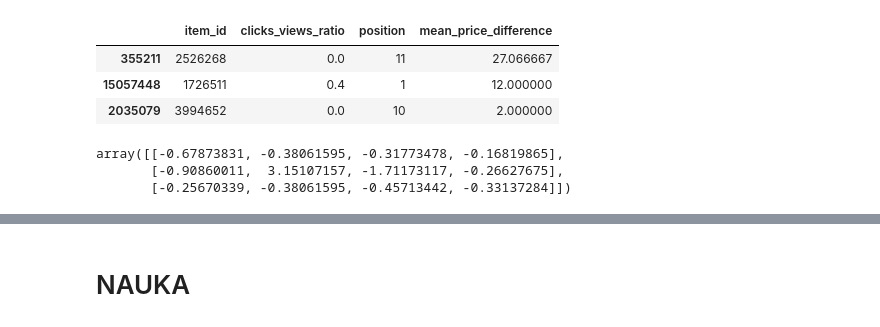
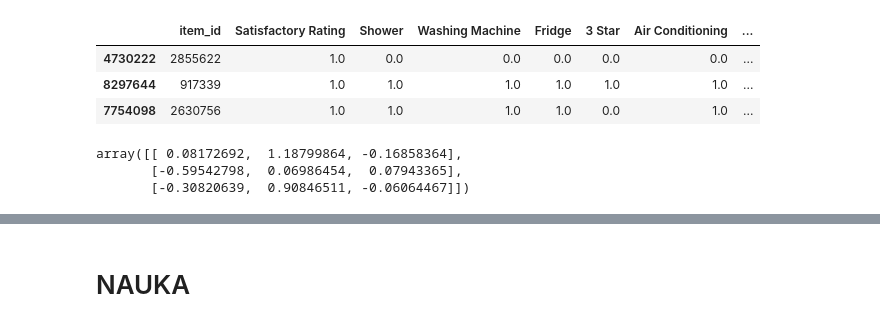
Before and after one commit to LiLatee/Systemy_rekomendacyjne, a Jupyter notebook: ML without group features.ipynb, the cells around one changed output, grey strips where cells are left out. Cells and saved outputs as stored; diff of their text form; code cells hidden in the pictures.

```diff
--- a/ML without group features.ipynb
+++ b/ML without group features.ipynb
@@ -182,12 +192,15 @@ Using TensorFlow backend.
 # %%
-X_train, X_test, y_train, y_test = train_test_split(train[['item_id','clicks_views_ratio','position','mean_price_difference']],
+from sklearn.model_selection import train_test_split
+X_train, X_test, y_train, y_test = train_test_split(train[['item_id', 'Satisfactory Rating',
+                                                           'Shower','Washing Machine', 'Fridge','3 Star',
+                                                            'Air Conditioning','Good Rating','Car Park','clicks_views_ratio',
+                                                           'position','mean_price_difference']],
                                                     train['clicked'],
                                                     test_size=0.2,
                                                     random_state=0)
+X_train[:3]
+# %% [output]
+|  | item_id | Satisfactory Rating | Shower | Washing Machine | Fridge | 3 Star | Air Conditioning | ... |
+| 4730222 | 2855622 | 1.0 | 0.0 | 0.0 | 0.0 | 0.0 | 0.0 | ... |
+| 8297644 | 917339 | 1.0 | 1.0 | 1.0 | 1.0 | 1.0 | 1.0 | ... |
+| 7754098 | 2630756 | 1.0 | 1.0 | 1.0 | 1.0 | 0.0 | 1.0 | ... |
-# %%
-X_train[:3]
-# %% [output]
-|  | item_id | clicks_views_ratio | position | mean_price_difference |
-| 355211 | 2526268 | 0.0 | 11 | 27.066667 |
-| 15057448 | 1726511 | 0.4 | 1 | 12.000000 |
-| 2035079 | 3994652 | 0.0 | 10 | 2.000000 |
@@ -194,12 +212,11 @@ X_train[:3]
 # %%
-X_train_id_columns = X_train['item_id']
-X_train_rest_columns = X_train.iloc[:,1:]
+from sklearn.preprocessing import StandardScaler
 sc = StandardScaler()
-sc.fit(X_train)
-X_train = sc.transform(X_train)
-X_test = sc.transform(X_test)
-X_train[:3]
+sc.fit(X_train_rest_columns)
+X_train_rest_columns = sc.transform(X_train_rest_columns)
+# X_test = sc.transform(X_test)
+X_train_rest_columns[:3]
 # %% [output]
-array([[-0.67873831, -0.38061595, -0.31773478, -0.16819865],
-       [-0.90860011,  3.15107157, -1.71173117, -0.26627675],
-       [-0.25670339, -0.38061595, -0.45713442, -0.33137284]])
+array([[ 0.08172692,  1.18799864, -0.16858364],
+       [-0.59542798,  0.06986454,  0.07943365],
+       [-0.30820639,  0.90846511, -0.06064467]])
```
Also changed, not shown: parts of 12 cells of this notebook, 1 other file.
